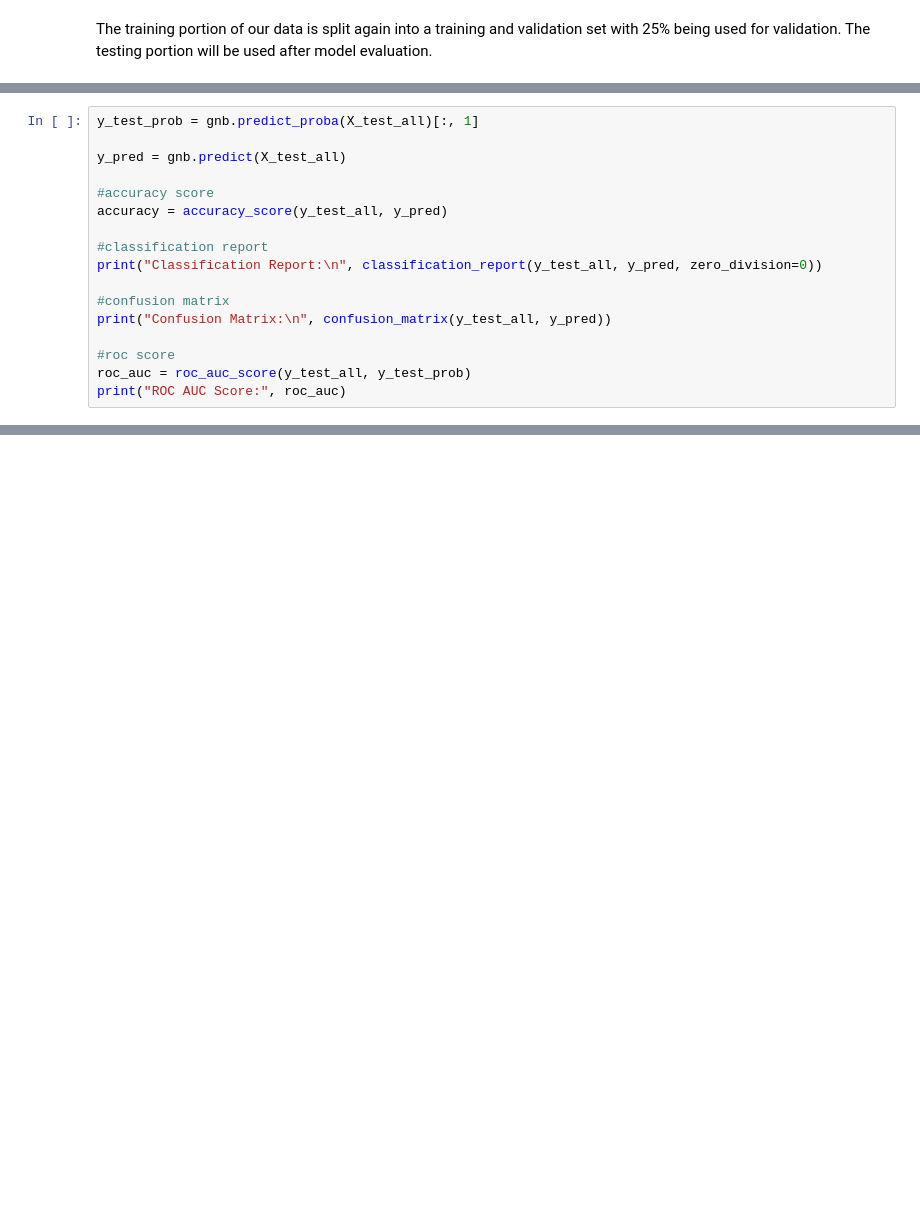
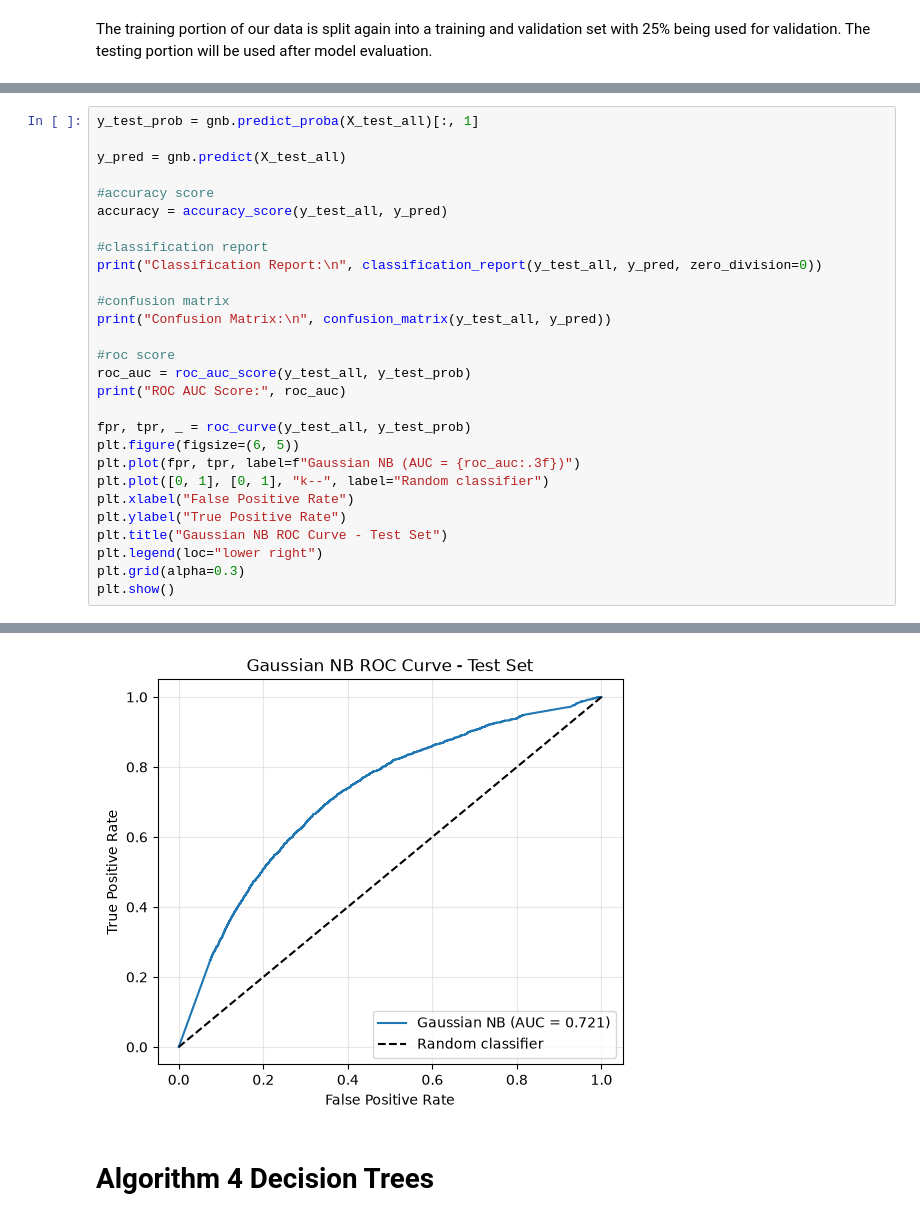
Before and after one commit to DiMino-0/Influenza-Outbreak-Event-Prediction, a Jupyter notebook: influenza.ipynb, the cells around one changed output, grey strips where cells are left out. Drawn from its saved outputs; the diff is of its cells as text; blank space fills up the shorter version.

```diff
--- a/influenza.ipynb
+++ b/influenza.ipynb
@@ -222,3 +234,15 @@ print("Confusion Matrix:\n", confusion_matrix(y_test_all, y_pred))
 #roc score
 roc_auc = roc_auc_score(y_test_all, y_test_prob)
 print("ROC AUC Score:", roc_auc)
+
+fpr, tpr, _ = roc_curve(y_test_all, y_test_prob)
+plt.figure(figsize=(6, 5))
+plt.plot(fpr, tpr, label=f"Gaussian NB (AUC = {roc_auc:.3f})")
+plt.plot([0, 1], [0, 1], "k--", label="Random classifier")
+plt.xlabel("False Positive Rate")
+plt.ylabel("True Positive Rate")
+plt.title("Gaussian NB ROC Curve - Test Set")
+plt.legend(loc="lower right")
+plt.grid(alpha=0.3)
+plt.show()
+# %% [output]
@@ -224,0 +263,3 @@ print("ROC AUC Score:", roc_auc)
+[figure, added]
+# %% [markdown]
+# Algorithm 4 Decision Trees
```
Also changed, not shown: parts of 10 cells of this notebook.
